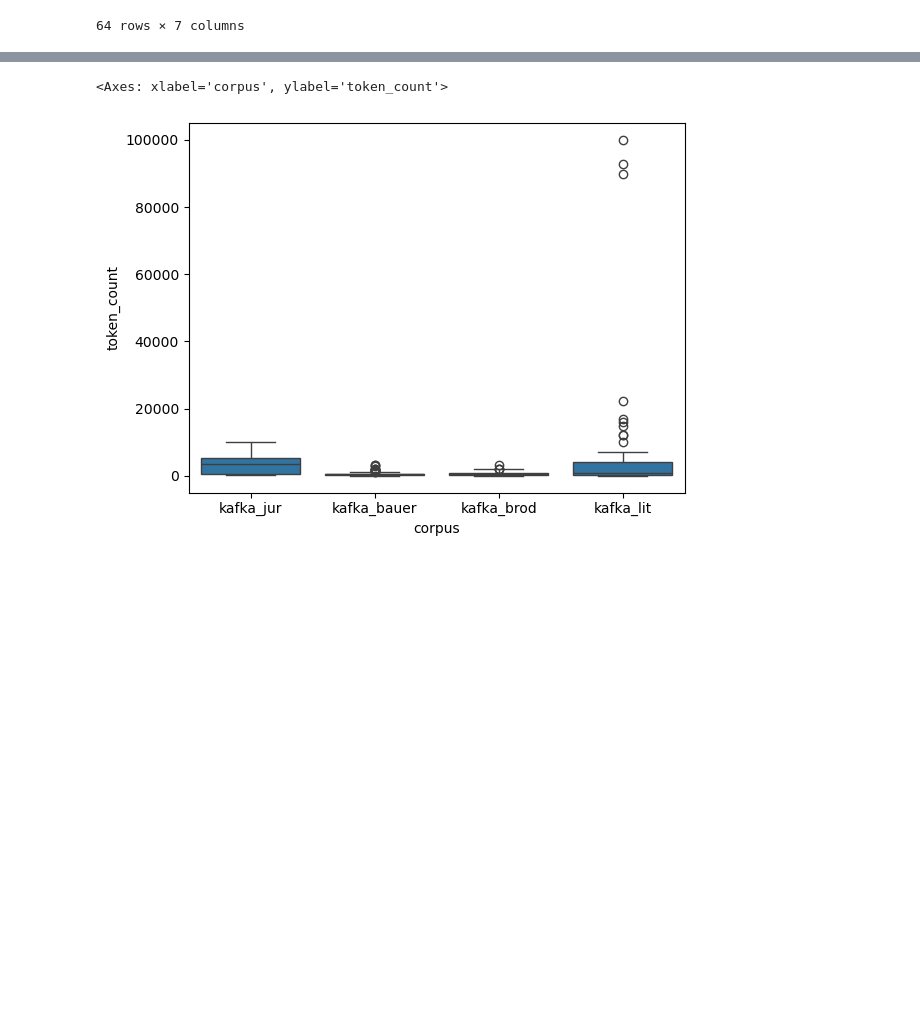
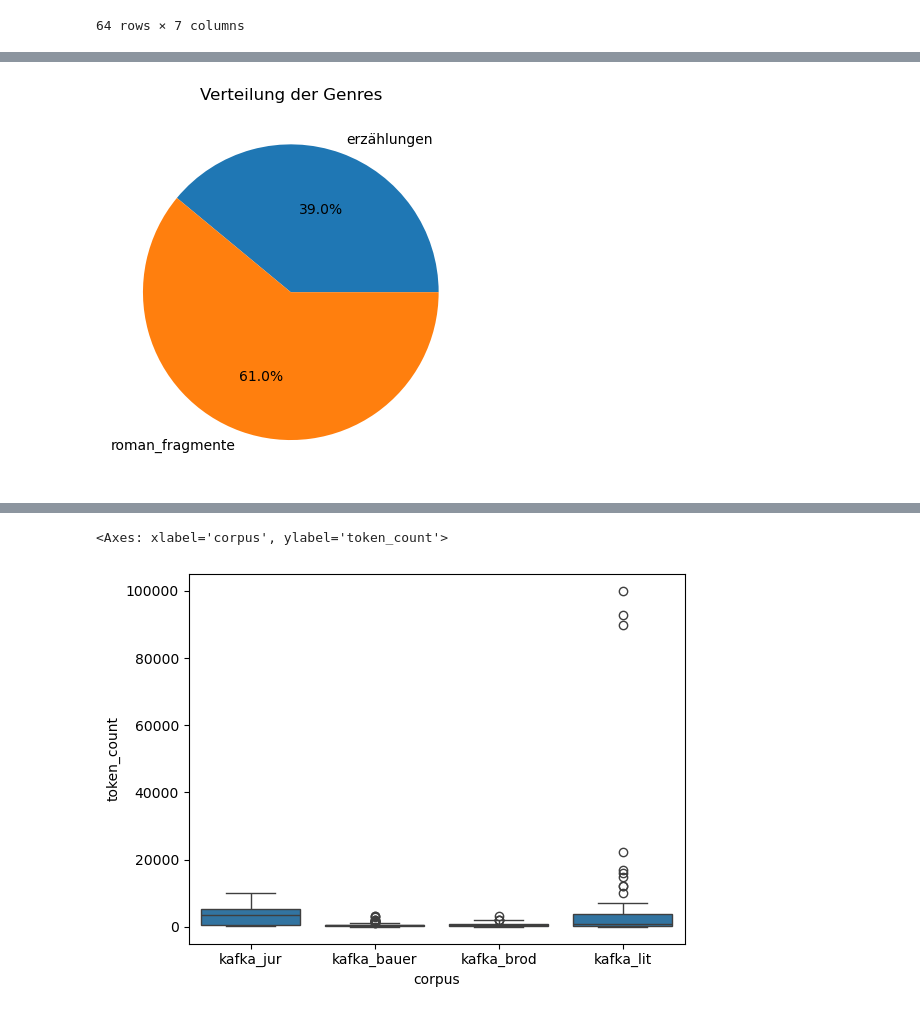
Before and after one commit to JasperTN05/distant-reading-kafka-project, a Jupyter notebook: explorative-korpus-analyse.ipynb, the cells around one changed output, grey strips where cells are left out. Cells and saved outputs as stored; diff of their text form; code cells hidden in the pictures; blank space fills up the shorter version.

```diff
--- a/explorative-korpus-analyse.ipynb
+++ b/explorative-korpus-analyse.ipynb
@@ -191,2 +198,13 @@ kafka_lit_df.groupby("genre")["token_count"].agg([
 | erzählungen | 60 | 180736 | 3012.266667 | 806.0 | 75 | 22297 |
 | roman_fragmente | 3 | 282716 | 94238.666667 | 92813.0 | 89897 | 100006 |
+# %%
+genre_counts = kafka_lit_df.groupby("genre")["token_count"].sum()
+
+plt.figure()
+genre_counts.plot(kind="pie", autopct="%1.1f%%")
+plt.ylabel("")
+plt.title("Verteilung der Genres")
+
+plt.show()
+# %% [output]
+[figure, added]
```
Also changed, not shown: parts of 28 cells of this notebook, 3 other files.
